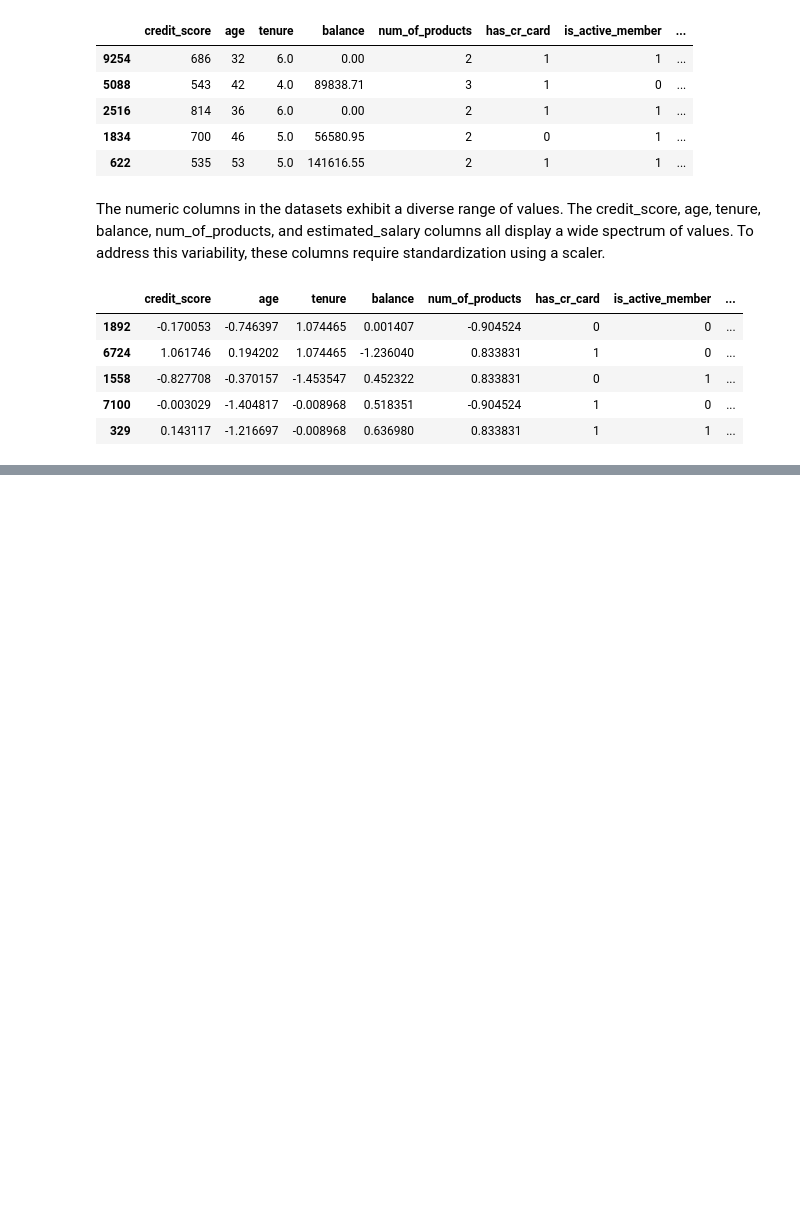
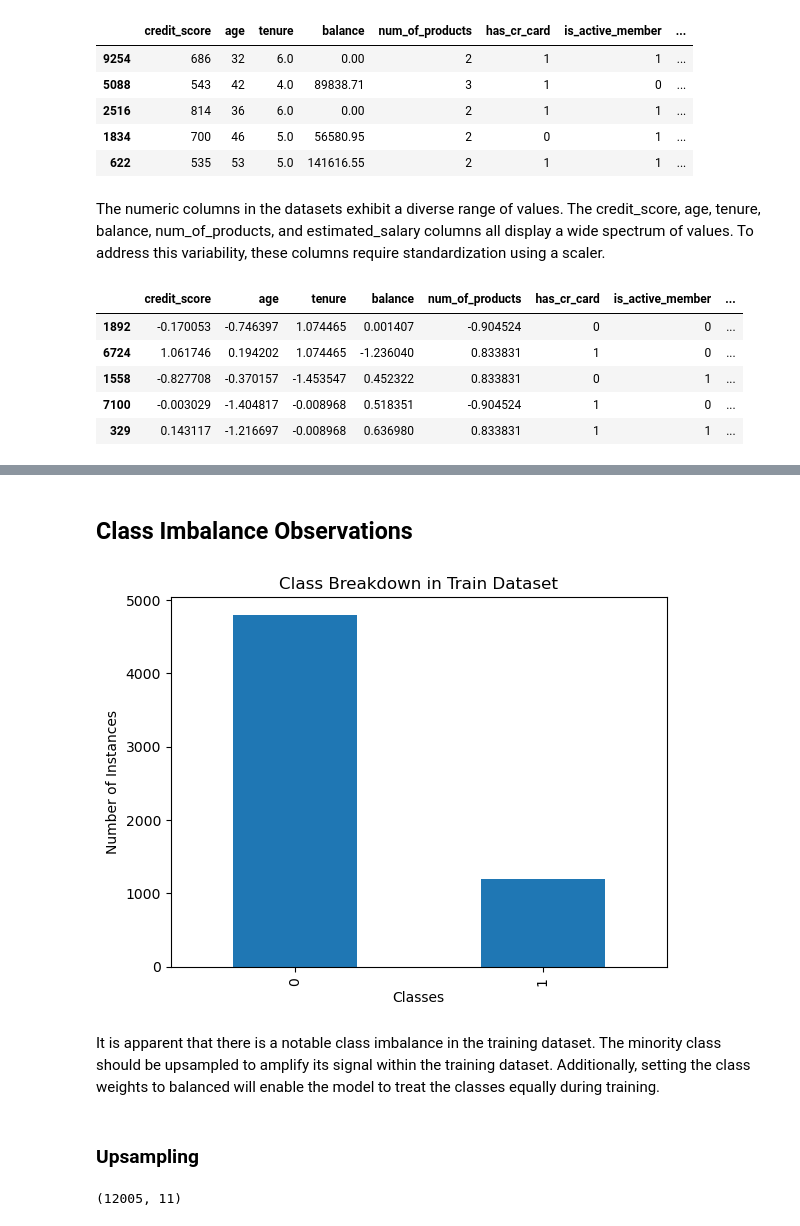
Before and after one commit to mnunezsa95/ds_project_beta_bank_model, a Jupyter notebook: notebooks/beta_bank_model.ipynb, the cells around one changed output, grey strips where cells are left out. Saved outputs shown, nothing was run; the diff lists cells and outputs as text; code cells hidden in the pictures; blank space fills up the shorter version.

```diff
--- a/notebooks/beta_bank_model.ipynb
+++ b/notebooks/beta_bank_model.ipynb
@@ -244,0 +289,9 @@ valid_features.head(5)
+# %%
+# Test the model using validation data
+
+model = DecisionTreeClassifier(random_state=24681, max_depth=7)
+model.fit(train_features, train_target)
+valid_predictions = model.predict(valid_features)
+
+print(f"Tree Classifier Scores (Unbalanced):")
+accuracy, recall, precision, conf_matrix, f1 = calculate_classification_metrics(valid_target, valid_predictions)
@@ -244,0 +330,9 @@ valid_features.head(5)
+# %%
+# Test the model using validation data
+
+model = RandomForestClassifier(random_state=24681, n_estimators=19)
+model.fit(train_features, train_target)
+valid_predictions = model.predict(valid_features)
+
+print(f"Random Forest Classification Scores (Unbalanced):")
+accuracy, recall, precision, conf_matrix, f1 = calculate_classification_metrics(valid_target, valid_predictions)
@@ -244,0 +350,9 @@ valid_features.head(5)
+# %%
+# Find the best conditions
+
+model = LogisticRegression(random_state=24681, solver='liblinear')
+model.fit(train_features, train_target)
+valid_predictions = model.predict(valid_features)
+result = accuracy_score(valid_target, valid_predictions)
+
+print(f"Accuracy of the best model: {result}")
@@ -244,0 +361,9 @@ valid_features.head(5)
+# %%
+# Test the model using validation data
+
+model = LogisticRegression(random_state=24681, solver='liblinear')
+model.fit(train_features, train_target)
+valid_predictions = model.predict(valid_features)
+
+print(f"Logisitic Regression Classification Scores (Unbalanced):")
+accuracy, recall, precision, conf_matrix, f1 = calculate_classification_metrics(valid_target, valid_predictions)
@@ -244,0 +379,14 @@ valid_features.head(5)
+# %% [markdown]
+## Class Imbalance Observations
+# %%
+# Look for imbalance in train data
+train_class_split = train_target.value_counts()
+
+train_class_split.plot(kind='bar', title='Class Breakdown in Train Dataset', xlabel='Classes', ylabel='Number of Instances')
+plt.show()
+# %% [output]
+[figure, added]
+# %% [markdown]
+It is apparent that there is a notable class imbalance in the training dataset. The minority class should be upsampled to amplify its signal within the training dataset. Additionally, setting the class weights to balanced will enable the model to treat the classes equally during training.
+# %% [markdown]
+### Upsampling
@@ -244,0 +410,6 @@ valid_features.head(5)
+# %%
+# Observe new feature data
+
+train_features_upsampled.shape
+# %% [output]
+(12005, 11)
```
Also changed, not shown: parts of 44 cells of this notebook.
